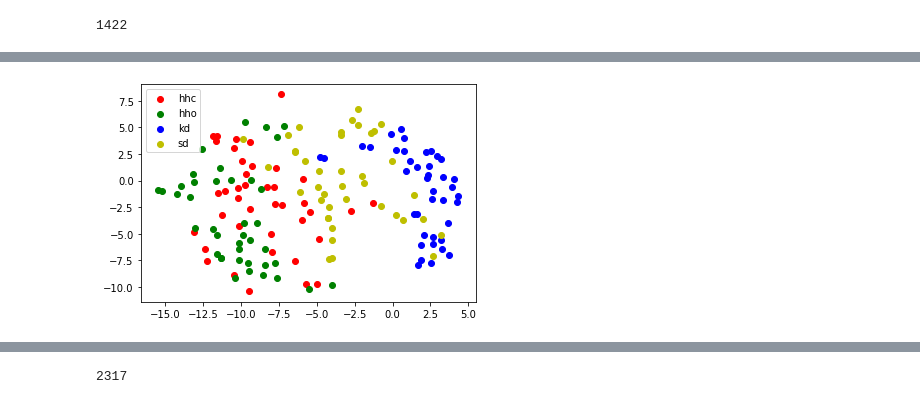
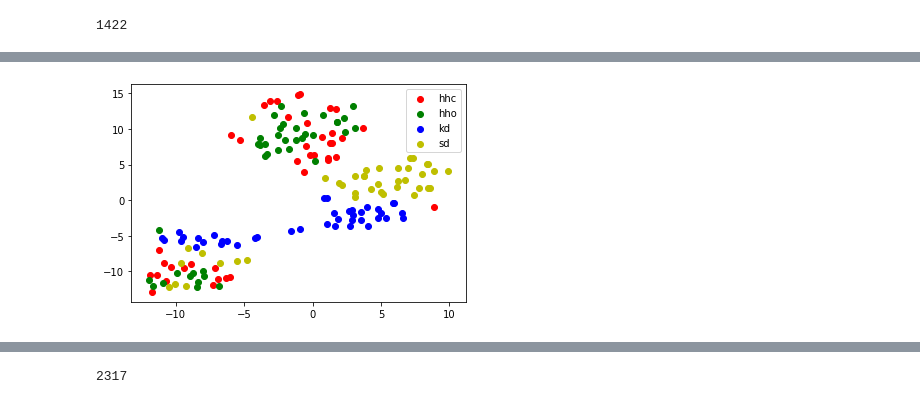
Before and after one commit to flyingleafe/vxs-vpt, a Jupyter notebook: notebooks/DataStats.ipynb, the cells around one changed output, grey strips where cells are left out. Cells and saved outputs as stored; diff of their text form; code cells hidden in the pictures.

```diff
--- a/notebooks/DataStats.ipynb
+++ b/notebooks/DataStats.ipynb
@@ -171,9 +215,12 @@ def tsne_features_visualize(f_transform, X, y, **kwargs):
 X, y = fetch_samples(drums_set_annotated, n_per_class=40, random_seed=42)
 # %%
 mfcc_trans = vxs.ClassicFeatureTransform('mfcc')
-model_cwide = vxs.get_CAE_model('wide-4', '../logs/cae-initial_65536_wide-4/checkpoints/best.pth')
-cwide_trans_single = vxs.CAEFeatureTransform(model_cwide.encoder, frame_len=4096)
-cwide_trans_double = vxs.CAEFeatureTransform(model_cwide.encoder, frame_len=8192)
+model_tall = vxs.get_CAE_model('tall-4', '../logs/cae-bark-finaldata_65536_tall-4/checkpoints/best.pth')
+#model_square = vxs.get_CAE_model('square-1', '../logs/cae-fixed_65536_square-3/checkpoints/best.pth')
+#model_vae = vxs.get_CVAE_model('square-1', '../logs/cvae-initial_8192_square-1/checkpoints/best.pth')
+ctall_trans = vxs.CAEFeatureTransform(model_tall.encoder)
+# cwide_trans_double = vxs.CAEFeatureTransform(model_square.encoder, frame_len=8192)
+#cvae_trans = vxs.CVAEFeatureTransform(model_vae)
 # %%
 tsne_features_visualize(mfcc_trans, X, y, random_state=42)
 # %% [output]
@@ -201,4 +244,4 @@ tsne_features_visualize(mfcc_trans, X2, y2, random_state=42)
 # %%
-tsne_features_visualize(cwide_trans_single, X2, y2, random_state=42)
+tsne_features_visualize(ctall_trans, X2, y2, random_state=42)
 # %% [output]
-[figure, old version]
+[figure, new version]
```
Also changed, not shown: parts of 24 cells of this notebook, 16 other files.
